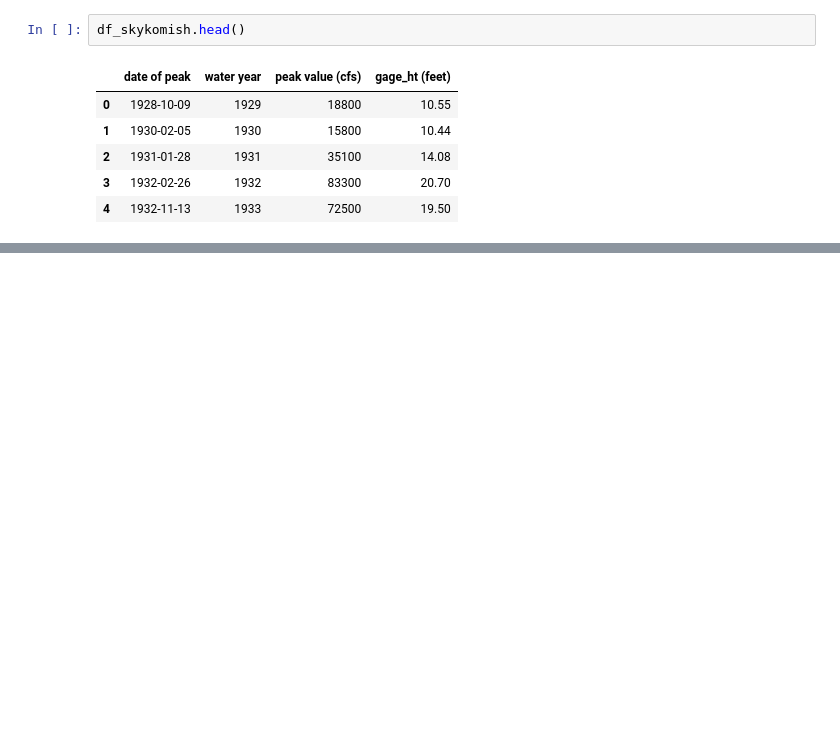
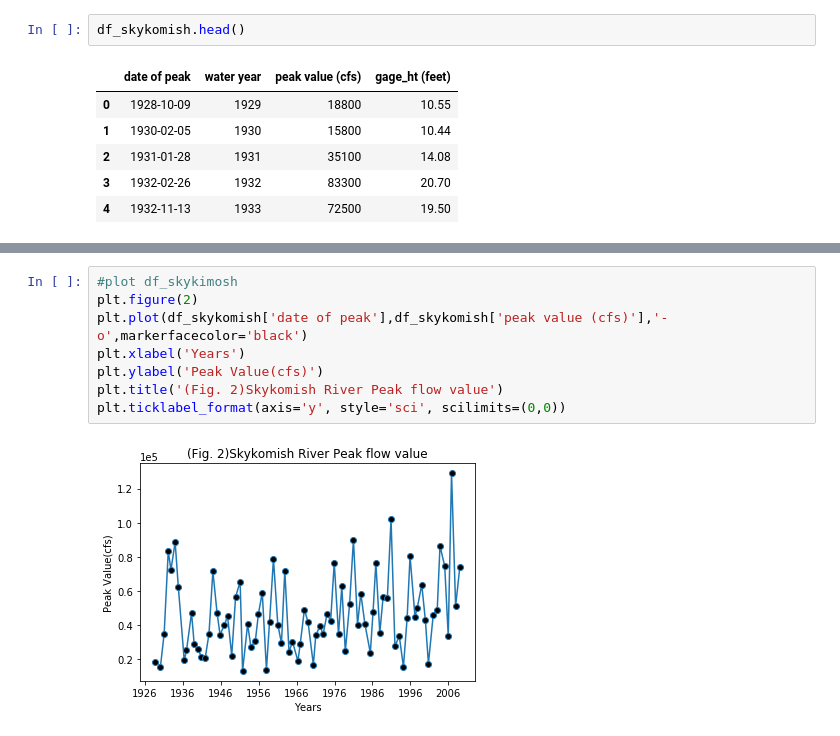
Before and after one commit to AzusaSayuri/UW-Data-analysis, a Jupyter notebook: HW1.ipynb, the cells around one changed output, grey strips where cells are left out. Cells and saved outputs as stored; diff of their text form; blank space fills up the shorter version.

```diff
--- a/HW1.ipynb
+++ b/HW1.ipynb
@@ -49,0 +60,10 @@ df_skykomish.head()
+# %%
+#plot df_skykimosh
+plt.figure(2)
+plt.plot(df_skykomish['date of peak'],df_skykomish['peak value (cfs)'],'-o',markerfacecolor='black')
+plt.xlabel('Years')
+plt.ylabel('Peak Value(cfs)')
+plt.title('(Fig. 2)Skykomish River Peak flow value')
+plt.ticklabel_format(axis='y', style='sci', scilimits=(0,0))
+# %% [output]
+[figure, added]
```
Also changed, not shown: parts of 42 cells of this notebook.
